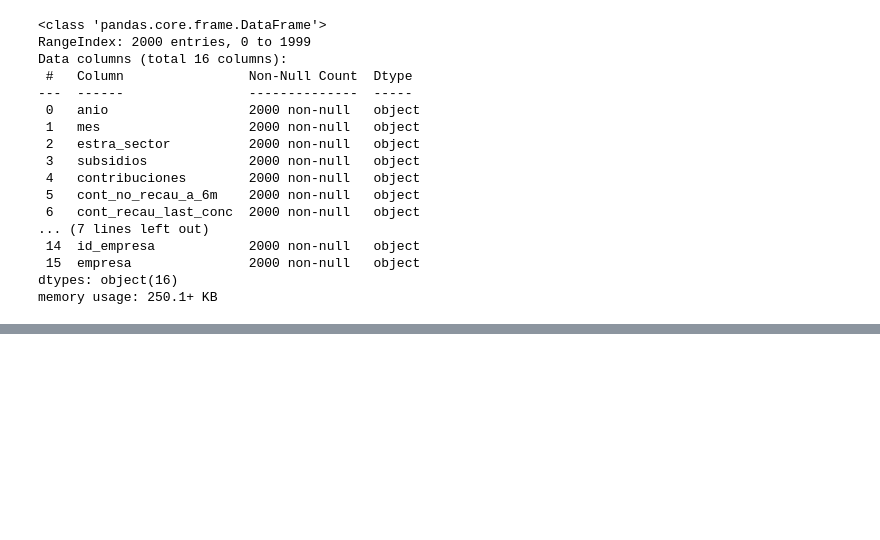
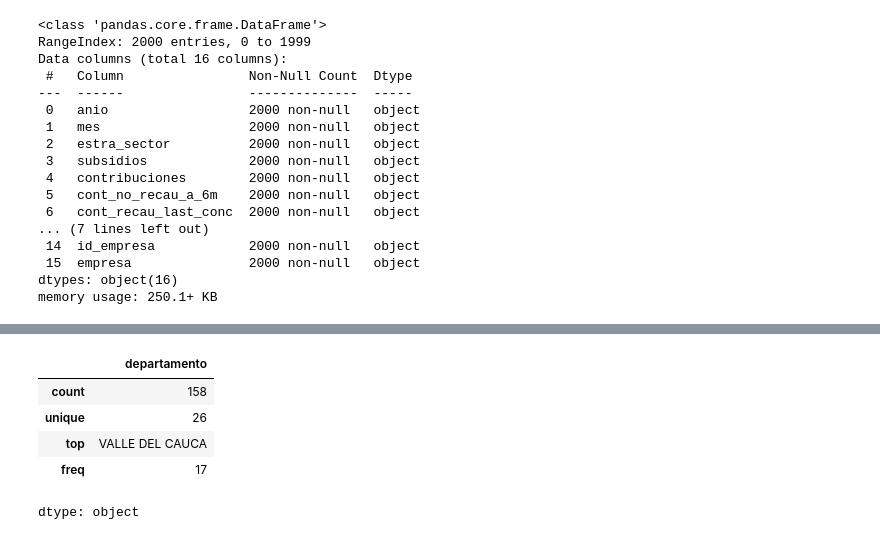
Before and after one commit to gluoneros/talentoTech, a Jupyter notebook: ProyectoFinal.ipynb, the cells around one changed output, grey strips where cells are left out. Saved outputs shown, nothing was run; the diff lists cells and outputs as text; code cells hidden in the pictures; blank space fills up the shorter version.

```diff
--- a/ProyectoFinal.ipynb
+++ b/ProyectoFinal.ipynb
@@ -146,0 +187,9 @@ memory usage: 250.1+ KB
+# %%
+datos3['departamento'].describe()
+# %% [output]
+|  | departamento |
+| count | 158 |
+| unique | 26 |
+| top | VALLE DEL CAUCA |
+| freq | 17 |
+dtype: object
```
Also changed, not shown: parts of 11 cells of this notebook.
